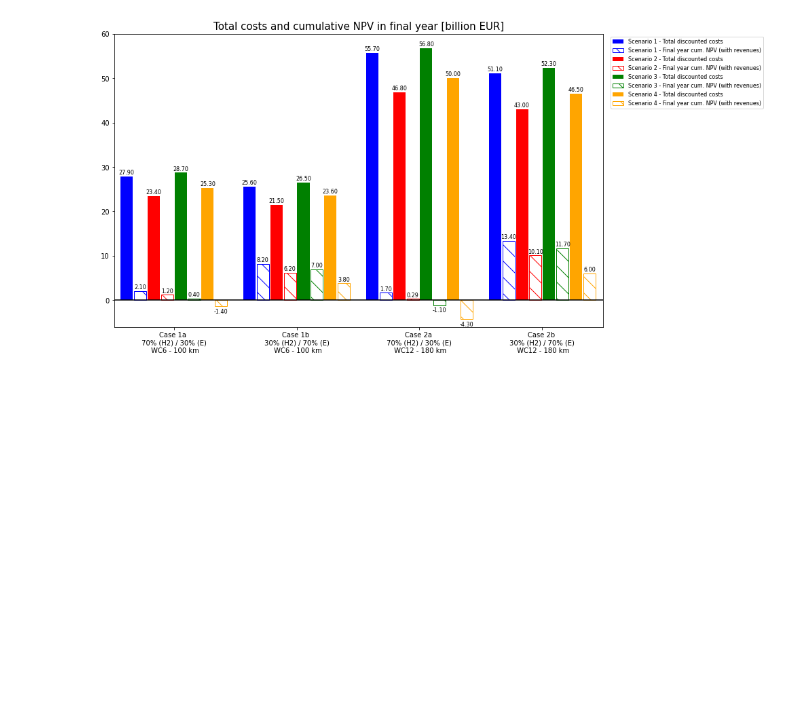
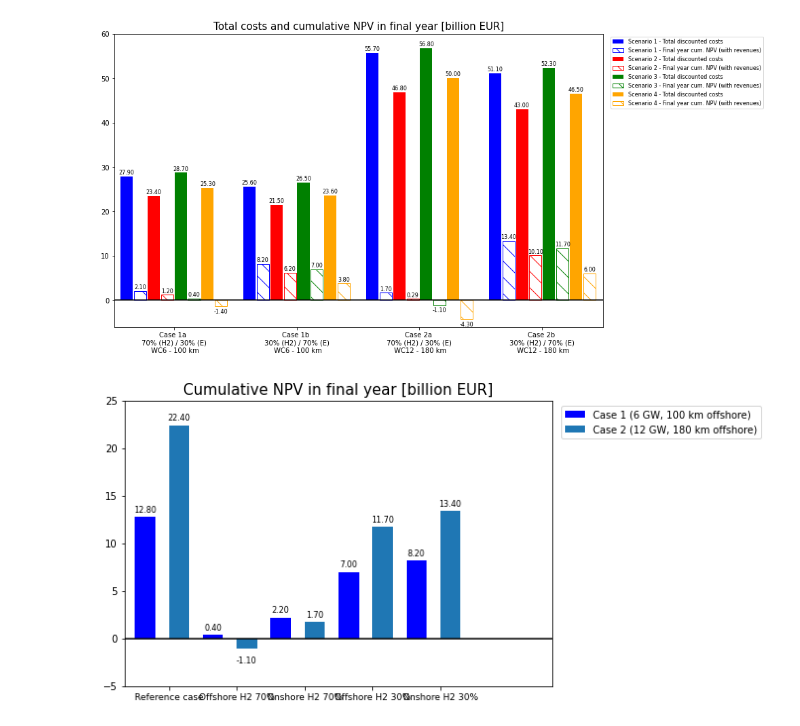
Before and after one commit to VanOord/OpenSCSim, a Jupyter notebook: Results analysis.ipynb, the cells around one changed output. Cells and saved outputs as stored; diff of their text form; code cells hidden in the pictures; blank space fills up the shorter version.

```diff
--- a/Results analysis.ipynb
+++ b/Results analysis.ipynb
@@ -157,3 +157,55 @@ ax.set_title('Total costs and cumulative NPV in final year [billion EUR]', fonts
 plt.show()
 # %% [output]
 [figure]
+# %%
+data = [[12.8, 0.40, 2.20, 7.00, 8.20],
+        [22.4, -1.10, 1.70, 11.7, 13.4]]
+
+X = np.arange(5)
+fig = plt.figure()
+ax = fig.add_axes([0,0,1,1])
+
+# define the width of each bar and the spacing between them
+bar_width = 0.3
+bar_spacing = 0.2
+
+ax.bar(X, data[0], color='b', width=bar_width, label='Case 1 (6 GW, 100 km offshore)')
+ax.bar(X + bar_width + bar_spacing, data[1], width=bar_width, label='Case 2 (12 GW, 180 km offshore)')
+
+# set the x-axis limits
+ax.set_xlim(-bar_width, len(X) - 1 + 4 * (bar_width + bar_spacing))
+
+# set the x-axis tick marks in the middle of each group of bars
+ax.set_xticks(X + 0.5 * (bar_width) + bar_spacing)
+ax.set_xticklabels(['Reference case',
+                    'Offshore H2 70%',
+                    'Onshore H2 70%',
+                    'Offshore H2 30%',
+                    'Onshore H2 30%'], fontsize=9)
+
+# set y-axis limits
+ax.set_ylim(-5, 25)
+
+# add horizontal line at y=0
+ax.axhline(0, color='black')
+
+# add legend
+ax.legend(bbox_to_anchor=(1.01, 1), loc='upper left', fontsize=10)
+
+# define the font size for the values
+value_fontsize = 8
+
+# loop over the data and add the values above each bar
+for i in range(len(X)):
+    for j in range(len(data)):
+        if data[j][i] < 0:
+            ax.text(X[i] + j * (bar_width + bar_spacing), data[j][i]-1.5, f'{data[j][i]:.2f}', ha='center', fontsize=value_fontsize)
+        else:
+            ax.text(X[i] + j * (bar_width + bar_spacing), data[j][i]+0.5, f'{data[j][i]:.2f}', ha='center', fontsize=value_fontsize)
+
+# set the title
+ax.set_title('Cumulative NPV in final year [billion EUR]', fontsize=15)
+
+plt.show()
+# %% [output]
+[figure, added]
```
Also changed, not shown: 1 other file.
